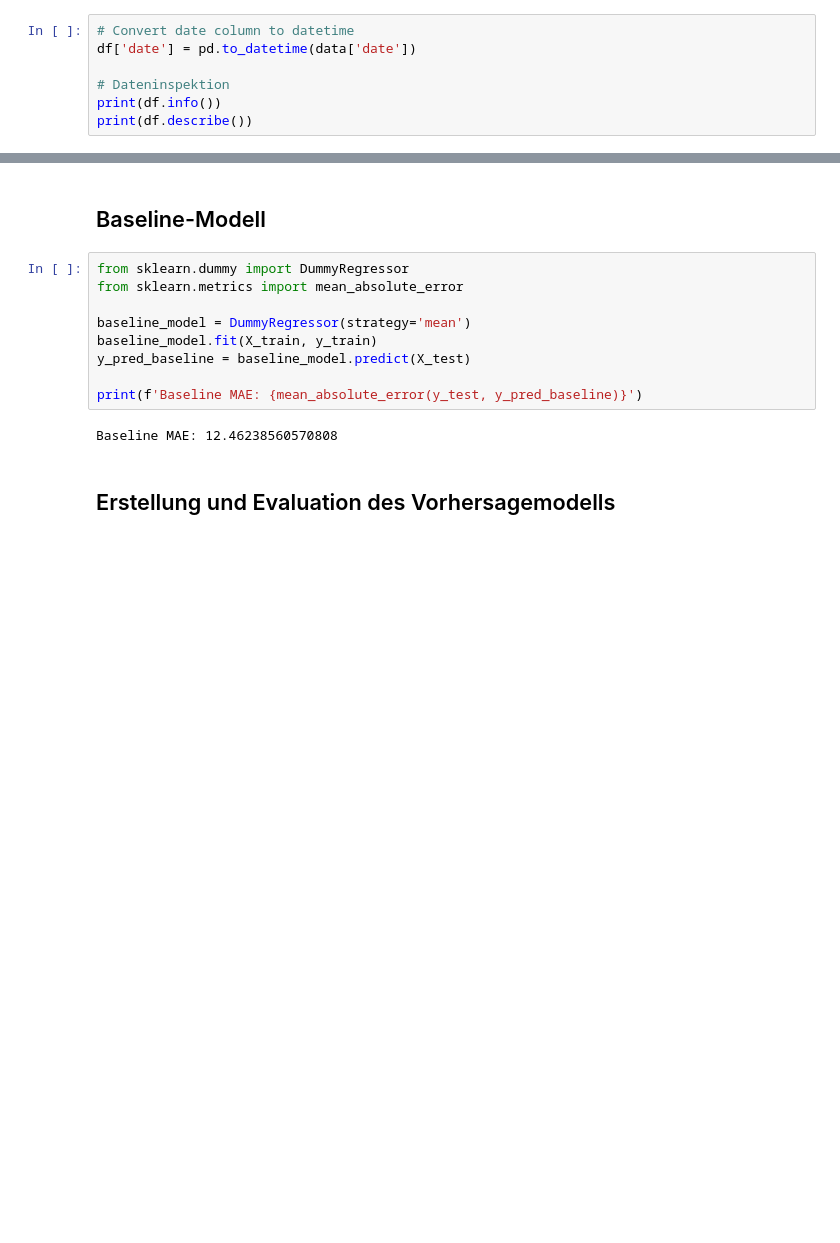
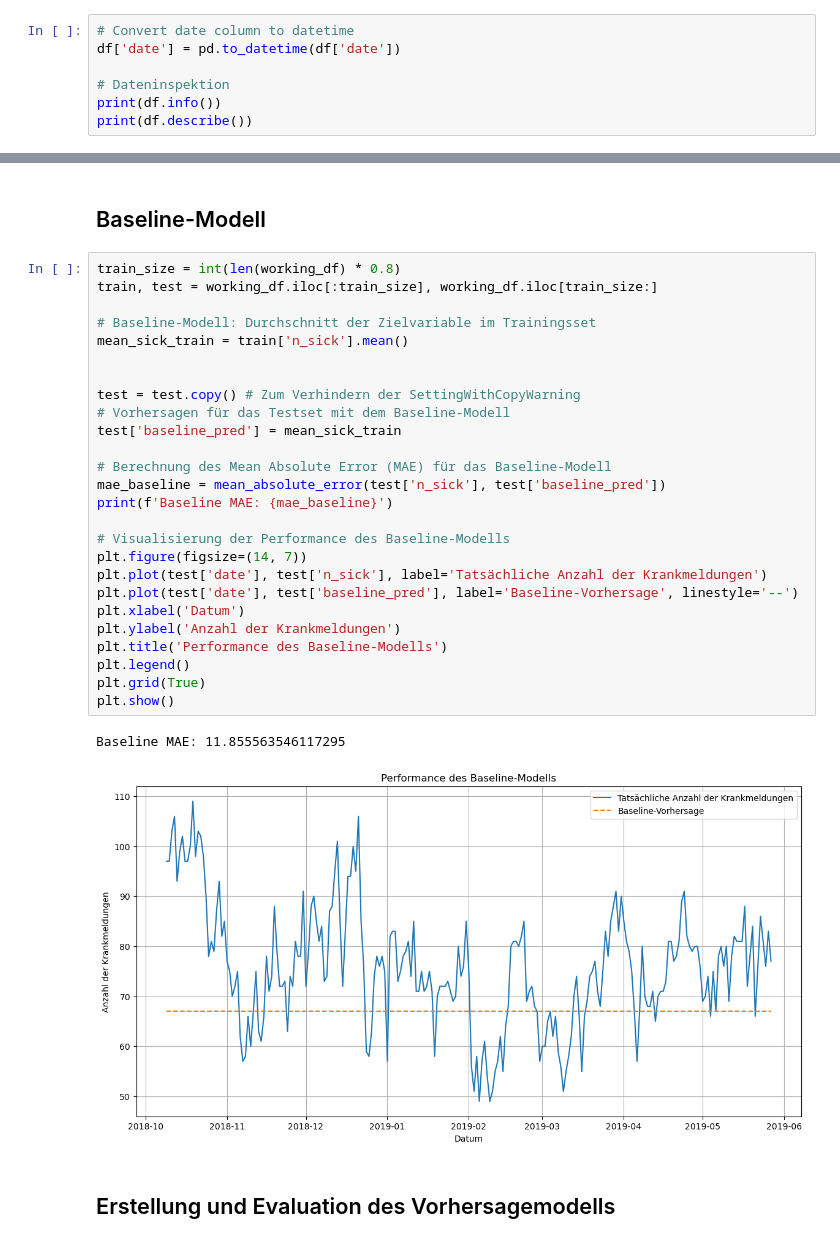
Before and after one commit to jasper-bk/Fallstudie_Model_Engineering_SoSe2024, a Jupyter notebook: notebooks/exploration/data_exploration.ipynb, the cells around one changed output, grey strips where cells are left out. Drawn from its saved outputs; the diff is of its cells as text; blank space fills up the shorter version.

```diff
--- a/notebooks/exploration/data_exploration.ipynb
+++ b/notebooks/exploration/data_exploration.ipynb
@@ -16,7 +16,7 @@ df = pd.read_csv(file_path)
 # Explorative Datenanalyse (EDA)
 # %%
 # Convert date column to datetime
-df['date'] = pd.to_datetime(data['date'])
+df['date'] = pd.to_datetime(df['date'])
 
 # Dateninspektion
 print(df.info())
@@ -92,17 +94,35 @@ dafted        0
 dtype: int64
 # %% [markdown]
 ## Baseline-Modell
-# %%
-from sklearn.dummy import DummyRegressor
-from sklearn.metrics import mean_absolute_error
-
-baseline_model = DummyRegressor(strategy='mean')
-baseline_model.fit(X_train, y_train)
-y_pred_baseline = baseline_model.predict(X_test)
-
-print(f'Baseline MAE: {mean_absolute_error(y_test, y_pred_baseline)}')
-# %% [output]
-Baseline MAE: 12.46238560570808
+# %%
+train_size = int(len(working_df) * 0.8)
+train, test = working_df.iloc[:train_size], working_df.iloc[train_size:]
+
+# Baseline-Modell: Durchschnitt der Zielvariable im Trainingsset
+mean_sick_train = train['n_sick'].mean()
+
+
+test = test.copy() # Zum Verhindern der SettingWithCopyWarning
+# Vorhersagen für das Testset mit dem Baseline-Modell
+test['baseline_pred'] = mean_sick_train
+
+# Berechnung des Mean Absolute Error (MAE) für das Baseline-Modell
+mae_baseline = mean_absolute_error(test['n_sick'], test['baseline_pred'])
+print(f'Baseline MAE: {mae_baseline}')
+
+# Visualisierung der Performance des Baseline-Modells
+plt.figure(figsize=(14, 7))
+plt.plot(test['date'], test['n_sick'], label='Tatsächliche Anzahl der Krankmeldungen')
+plt.plot(test['date'], test['baseline_pred'], label='Baseline-Vorhersage', linestyle='--')
+plt.xlabel('Datum')
+plt.ylabel('Anzahl der Krankmeldungen')
+plt.title('Performance des Baseline-Modells')
+plt.legend()
+plt.grid(True)
+plt.show()
+# %% [output]
+Baseline MAE: 11.855563546117295
+[figure, added]
 # %% [markdown]
 ## Erstellung und Evaluation des Vorhersagemodells
 # %%
```
Also changed, not shown: parts of 2 cells of this notebook, 7 other files.
